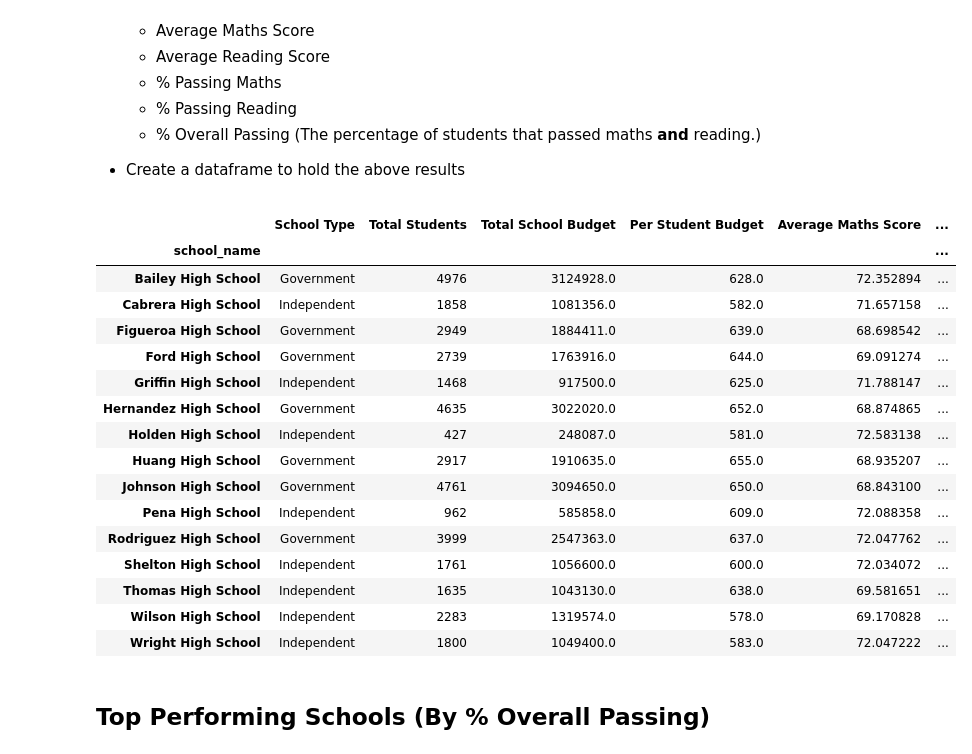
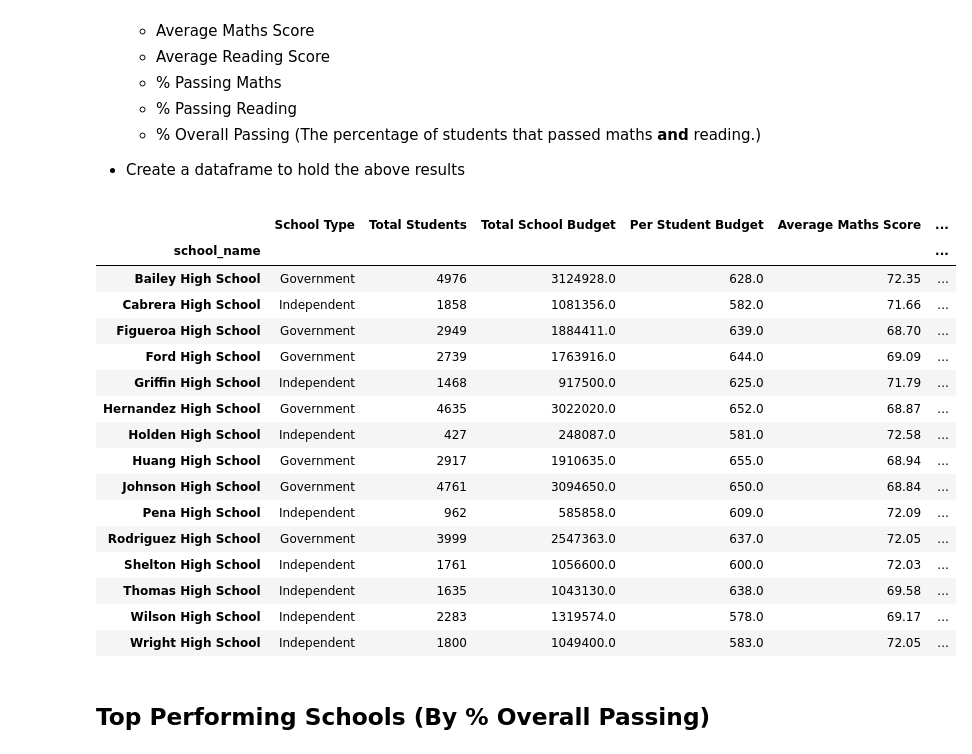
Before and after one commit to ivarvani/pandas-challenge, a Jupyter notebook: PyCitySchools/PyCitySchools.ipynb, the cells around one changed output. Drawn from its saved outputs; the diff is of its cells as text; code cells hidden in the pictures.

```diff
--- a/PyCitySchools/PyCitySchools.ipynb
+++ b/PyCitySchools/PyCitySchools.ipynb
@@ -91,51 +91,57 @@ school_data_df= school_data_complete.groupby(["school_name","type"]).agg({"Stude
                                                         "maths_score":"mean",
                                                         "reading_score":"mean"})
 #renaming the columns
 school_data_df.rename(columns = {"Student ID": "Total Students","budget":"Total School Budget",
                                  "maths_score":"Average Maths Score","reading_score":"Average Reading Score"},inplace = True)
 #calculating per student budget
-school_data_df["Total School Budget"].astype("int")
+school_data_df["Total School Budget"].astype("float")
 per_student_budget = school_data_df["Total School Budget"]/school_data_df["Total Students"]
 school_data_df["Per Student Budget"]= per_student_budget
 #determing the % passing maths
 maths=school_data_complete.loc[(school_data_complete["maths_score"]>=50),:]
 pass_maths=maths.groupby("school_name")["maths_score"].count()
 school_data_df["% Passing Maths"]= (pass_maths / school_data_df["Total Students"])*100
 #determining the % reading
 reading = school_data_complete.loc[(school_data_complete["reading_score"]>=50),:]
 pass_reading=reading.groupby("school_name")["reading_score"].count()
 school_data_df["% Passing Reading"]= (pass_reading / school_data_df["Total Students"])*100
 #determining the % overall passing
 overall= school_data_complete.loc[(school_data_complete["reading_score"]>=50)&(school_data_complete["maths_score"]>=50),:]
 pass_overall = overall.groupby("school_name")["reading_score"].count()
 school_data_df["% Overall Passing"]= (pass_overall/ school_data_df["Total Students"])*100
 #reseting the index("type") back to column
 school_data_df_reset=school_data_df.reset_index("type")
 #renaming the type column
 school_data_df_reset.rename(columns ={"type":"School Type"},inplace = True)
 #rearranging the columns
 school_summary_df= school_data_df_reset[["School Type","Total Students","Total School Budget",
-                         "Per Student Budget","Average Maths Score","Average Reading Score",
-                         "% Passing Maths","% Passing Reading","% Overall Passing"]]
+                                         "Per Student Budget","Average Maths Score","Average Reading Score",
+                                         "% Passing Maths","% Passing Reading","% Overall Passing"]]
+#formatting the data to two decimal places
+school_summary_df["Average Maths Score"]=school_summary_df["Average Maths Score"].round(2)
+school_summary_df["Average Reading Score"]=school_summary_df["Average Reading Score"].round(2)
+school_summary_df["% Passing Maths"]=school_summary_df["% Passing Maths"].round(2)
+school_summary_df["% Passing Reading"]=school_summary_df["% Passing Reading"].round(2)
+school_summary_df["% Overall Passing"]=school_summary_df["% Overall Passing"].round(2)
 school_summary_df
 # %% [output]
 |  | School Type | Total Students | Total School Budget | Per Student Budget | Average Maths Score | ... |
 | school_name |  |  |  |  |  | ... |
-| Bailey High School | Government | 4976 | 3124928.0 | 628.0 | 72.352894 | ... |
-| Cabrera High School | Independent | 1858 | 1081356.0 | 582.0 | 71.657158 | ... |
-| Figueroa High School | Government | 2949 | 1884411.0 | 639.0 | 68.698542 | ... |
-| Ford High School | Government | 2739 | 1763916.0 | 644.0 | 69.091274 | ... |
-| Griffin High School | Independent | 1468 | 917500.0 | 625.0 | 71.788147 | ... |
-| Hernandez High School | Government | 4635 | 3022020.0 | 652.0 | 68.874865 | ... |
-| Holden High School | Independent | 427 | 248087.0 | 581.0 | 72.583138 | ... |
-| Huang High School | Government | 2917 | 1910635.0 | 655.0 | 68.935207 | ... |
-| Johnson High School | Government | 4761 | 3094650.0 | 650.0 | 68.843100 | ... |
-| Pena High School | Independent | 962 | 585858.0 | 609.0 | 72.088358 | ... |
-| Rodriguez High School | Government | 3999 | 2547363.0 | 637.0 | 72.047762 | ... |
-| Shelton High School | Independent | 1761 | 1056600.0 | 600.0 | 72.034072 | ... |
-| Thomas High School | Independent | 1635 | 1043130.0 | 638.0 | 69.581651 | ... |
-| Wilson High School | Independent | 2283 | 1319574.0 | 578.0 | 69.170828 | ... |
-| Wright High School | Independent | 1800 | 1049400.0 | 583.0 | 72.047222 | ... |
+| Bailey High School | Government | 4976 | 3124928.0 | 628.0 | 72.35 | ... |
+| Cabrera High School | Independent | 1858 | 1081356.0 | 582.0 | 71.66 | ... |
+| Figueroa High School | Government | 2949 | 1884411.0 | 639.0 | 68.70 | ... |
+| Ford High School | Government | 2739 | 1763916.0 | 644.0 | 69.09 | ... |
+| Griffin High School | Independent | 1468 | 917500.0 | 625.0 | 71.79 | ... |
+| Hernandez High School | Government | 4635 | 3022020.0 | 652.0 | 68.87 | ... |
+| Holden High School | Independent | 427 | 248087.0 | 581.0 | 72.58 | ... |
+| Huang High School | Government | 2917 | 1910635.0 | 655.0 | 68.94 | ... |
+| Johnson High School | Government | 4761 | 3094650.0 | 650.0 | 68.84 | ... |
+| Pena High School | Independent | 962 | 585858.0 | 609.0 | 72.09 | ... |
+| Rodriguez High School | Government | 3999 | 2547363.0 | 637.0 | 72.05 | ... |
+| Shelton High School | Independent | 1761 | 1056600.0 | 600.0 | 72.03 | ... |
+| Thomas High School | Independent | 1635 | 1043130.0 | 638.0 | 69.58 | ... |
+| Wilson High School | Independent | 2283 | 1319574.0 | 578.0 | 69.17 | ... |
+| Wright High School | Independent | 1800 | 1049400.0 | 583.0 | 72.05 | ... |
 # %% [markdown]
 ## Top Performing Schools (By % Overall Passing)
 # %% [markdown]
```
Also changed, not shown: parts of 5 cells of this notebook.
